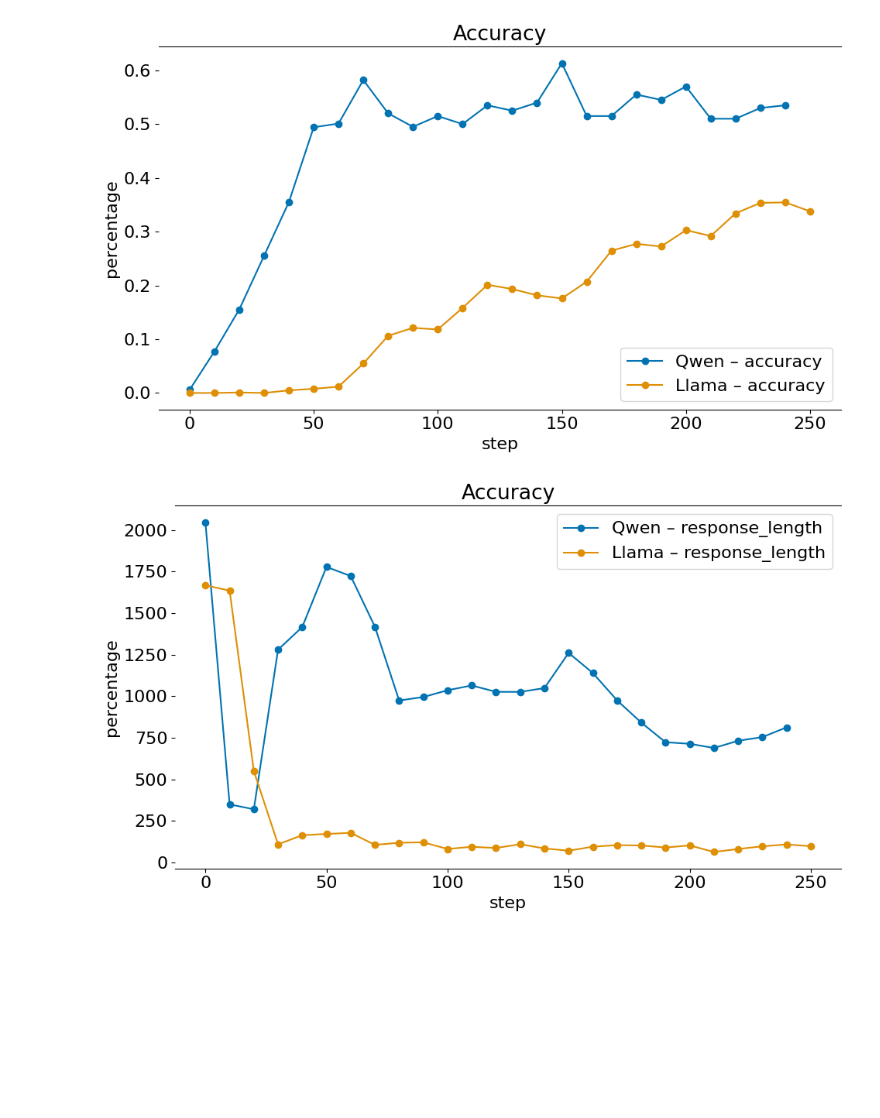
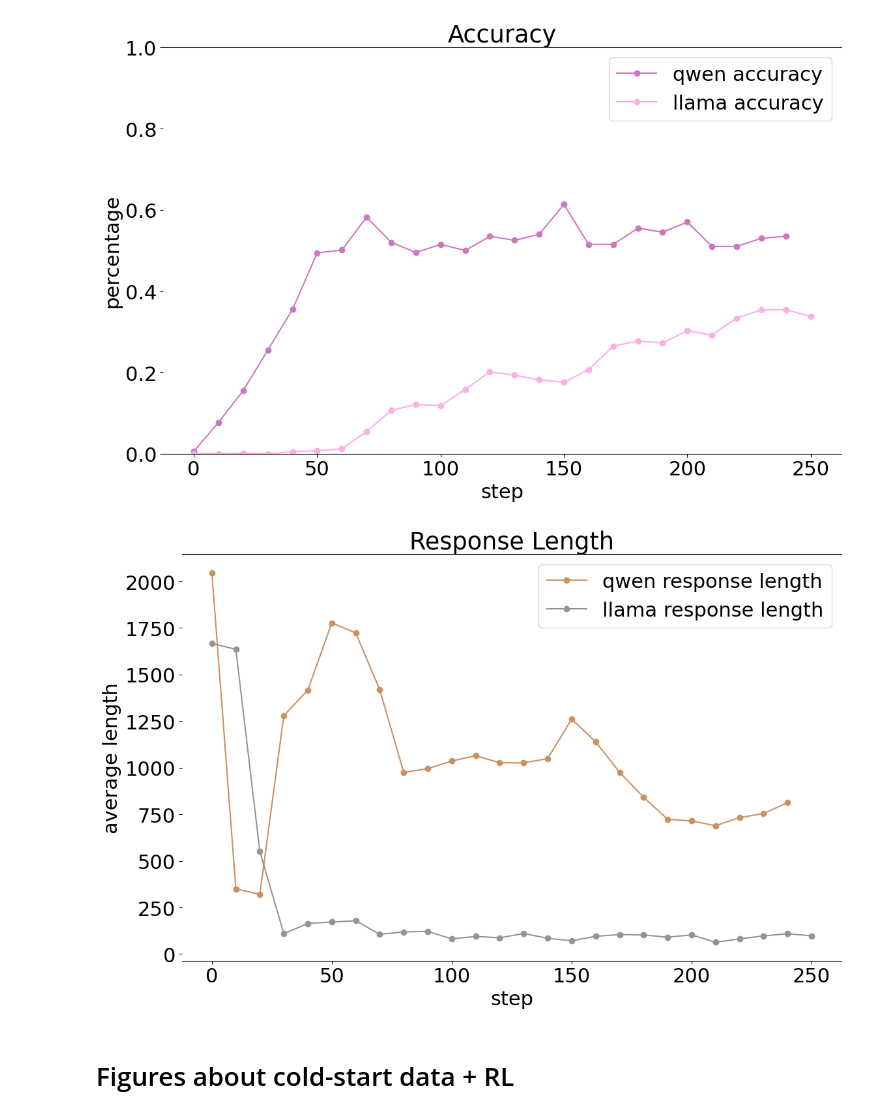
Before and after one commit to kanishkg/TinyZero, a Jupyter notebook: viz/create_visualizations.ipynb, the cells around one changed output. Cells and saved outputs as stored; diff of their text form; code cells hidden in the pictures; blank space fills up the shorter version.

```diff
--- a/viz/create_visualizations.ipynb
+++ b/viz/create_visualizations.ipynb
@@ -4,6 +4,7 @@ import matplotlib.pyplot as plt
 import seaborn as sns
 
 sns.set_palette("colorblind")
+colorblind = sns.color_palette("colorblind")
 
 # font_path = "/sailhome/akchak/.fonts/AvenirLTStd-Roman.otf"
 #
@@ -11,7 +12,7 @@ sns.set_palette("colorblind")
 # actual_name = prop.get_name()
 #
 # plt.rcParams["font.family"] = actual_name
-plt.rcParams["font.size"] = 16
+plt.rcParams["font.size"] = 22
 plt.rcParams["figure.facecolor"] = "white"
 plt.rcParams["axes.facecolor"] = "white"
 # %%
@@ -30,9 +34,10 @@ phenomena = ['avg_verifications', 'avg_backtracking', 'avg_subgoals', 'avg_backw
 # %%
-fig, ax = plt.subplots(figsize=(10, 6))
+fig, ax = plt.subplots(figsize=(12, 8))
 # Remove the left spine and y-axis gridlines
 ax.spines["left"].set_visible(False)
 ax.spines["right"].set_visible(False)
 ax.yaxis.grid(False)
+ax.set_ylim(0, 12)
 # (If you still want x-axis gridlines, you can turn them on explicitly):
 # ax.xaxis.grid(True, color="#dddddd")
 
@@ -42,14 +47,14 @@ for idx, phenomenon in enumerate(phenomena):
             df_qwen_base["step"],
             df_qwen_base[phenomenon],
             marker="o",
-            label=f"Qwen – {phenomenon}",
+            label=f"{phenomena_to_label[phenomenon]}",
             # color automatically comes from sns colorblind palette now
         )
 
 ax.set_title("Qwen Behavior Analysis")
 ax.set_xlabel("step")
 ax.set_ylabel("average count")
-ax.legend()
+# ax.legend()
 plt.tight_layout()
 plt.show()
 # %% [output]
@@ -57,9 +62,11 @@ plt.show()
 # %%
-fig, ax = plt.subplots(figsize=(10, 6))
+fig, ax = plt.subplots(figsize=(12, 8))
 # Remove the left spine and y-axis gridlines
 ax.spines["left"].set_visible(False)
 ax.spines["right"].set_visible(False)
 ax.yaxis.grid(False)
+ax.set_ylim(0, 12)
+ax.set_yticks([])
 # (If you still want x-axis gridlines, you can turn them on explicitly):
 # ax.xaxis.grid(True, color="#dddddd")
 
@@ -69,13 +76,12 @@ for idx, phenomenon in enumerate(phenomena):
             df_llama_base["step"],
             df_llama_base[phenomenon],
             marker="o",
-            label=f"Qwen – {phenomenon}",
+            label=f"{phenomena_to_label[phenomenon]}",
             # color automatically comes from sns colorblind palette now
         )
 
 ax.set_title("Llama Behavior Analysis")
 ax.set_xlabel("step")
-ax.set_ylabel("average count")
 ax.legend()
 plt.tight_layout()
 plt.show()
@@ -84,42 +90,46 @@ plt.show()
 # %%
-fig, ax = plt.subplots(figsize=(10, 6))
+fig, ax = plt.subplots(figsize=(12, 8))
 ax.spines["left"].set_visible(False)
 ax.spines["right"].set_visible(False)
 ax.yaxis.grid(False)
+ax.set_ylim(0, 1.)
 
 statistics = ["accuracy"]
 
 for i, phenomenon in enumerate(statistics):
     if phenomenon in df_qwen_base.columns:
         ax.plot(
             df_qwen_base["step"],
             df_qwen_base[phenomenon],
             marker="o",
-            label=f"Qwen – {phenomenon}",
+            label=f"qwen {phenomenon}",
+            color=colorblind[4],
         )
     if phenomenon in df_llama_base.columns:
         ax.plot(
             df_llama_base["step"],
             df_llama_base[phenomenon],
             marker="o",
-            label=f"Llama – {phenomenon}",
+            label=f"llama {phenomenon}",
+            color=colorblind[6],
         )
 ax.set_title("Accuracy")
 ax.set_xlabel("step")
 ax.set_ylabel("percentage")
 ax.legend()
 plt.tight_layout()
 plt.show()
 # %% [output]
-[figure, old version]
+[figure, new version]
 # %%
-fig, ax = plt.subplots(figsize=(10, 6))
+fig, ax = plt.subplots(figsize=(12, 8))
 # Remove the left spine and y-axis gridlines
 ax.spines["left"].set_visible(False)
 ax.spines["right"].set_visible(False)
 ax.yaxis.grid(False)
 
 statistics = ["response_length"]
+statistics_to_label = {"response_length": "response length"}
 
 for i, phenomenon in enumerate(statistics):
     if phenomenon in df_qwen_base.columns:
@@ -127,20 +137,24 @@ for i, phenomenon in enumerate(statistics):
             df_qwen_base["step"],
             df_qwen_base[phenomenon],
             marker="o",
-            label=f"Qwen – {phenomenon}",
+            label=f"qwen {statistics_to_label[phenomenon]}",
+            color=colorblind[5],
         )
     if phenomenon in df_llama_base.columns:
         ax.plot(
             df_llama_base["step"],
             df_llama_base[phenomenon],
             marker="o",
-            label=f"Llama – {phenomenon}",
+            label=f"llama {statistics_to_label[phenomenon]}",
+            color=colorblind[7],
         )
-ax.set_title("Accuracy")
+ax.set_title("Response Length")
 ax.set_xlabel("step")
-ax.set_ylabel("percentage")
+ax.set_ylabel("average length")
 ax.legend()
 plt.tight_layout()
 plt.show()
 # %% [output]
-[figure, old version]
+[figure, new version]
+# %% [markdown]
+# Figures about cold-start data + RL
```
Also changed, not shown: parts of 13 cells of this notebook, 2 other files.
